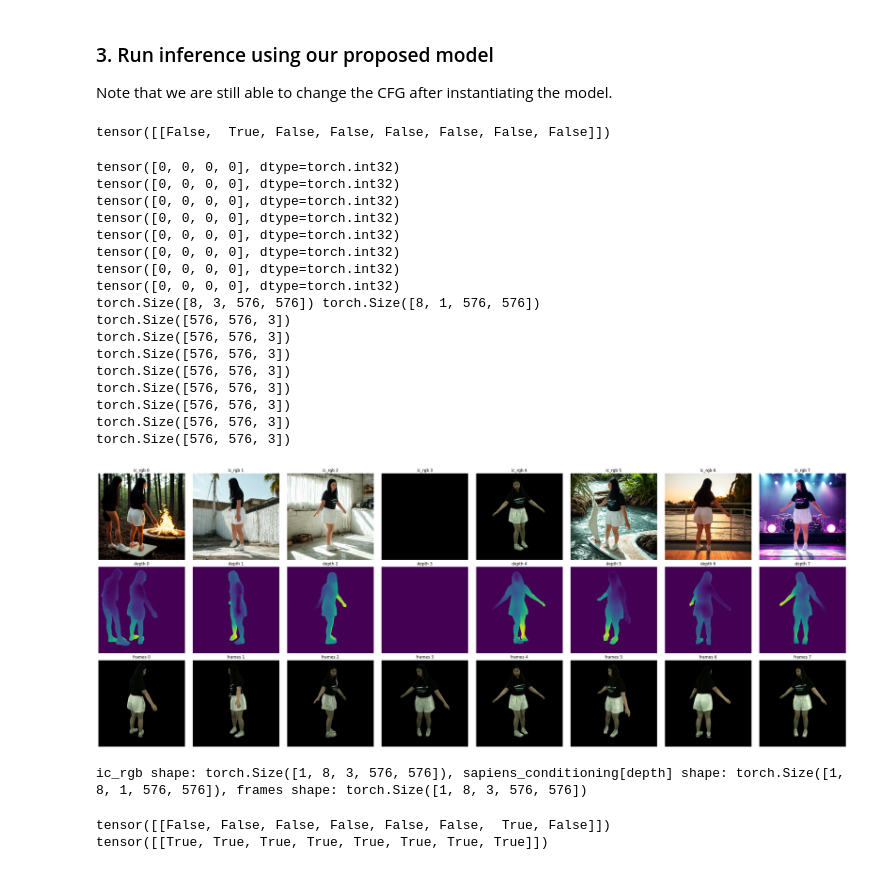
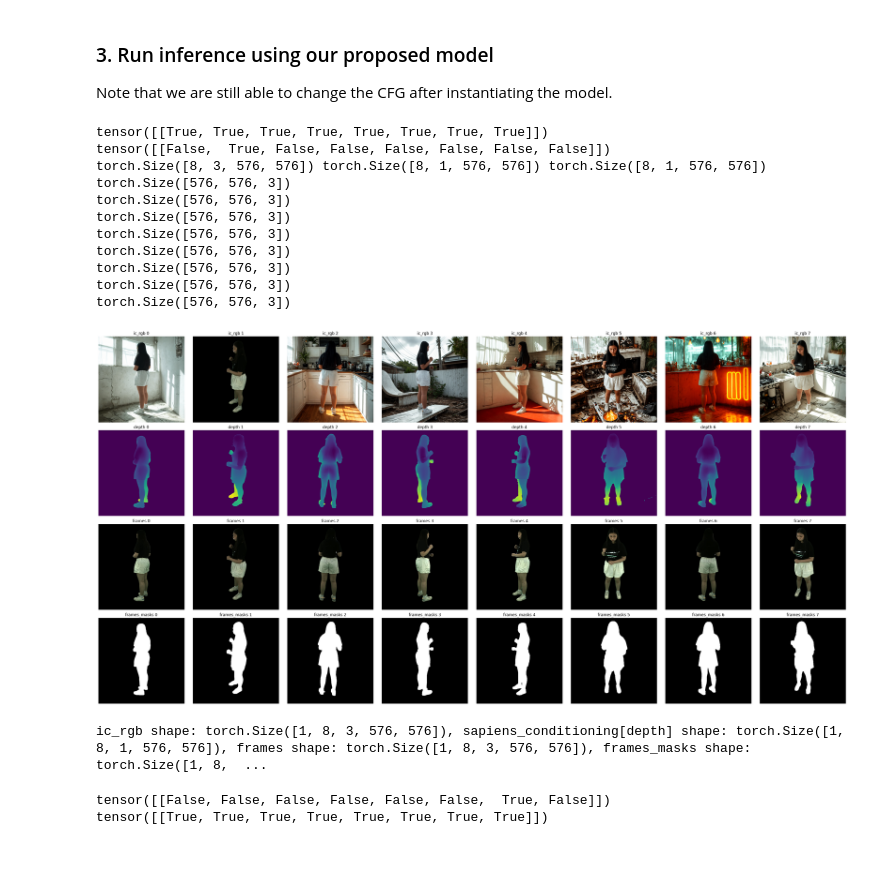
Before and after one commit to stonecodecs/stable-virtual-camera, a Jupyter notebook: test_samples.ipynb, the cells around one changed output. Drawn from its saved outputs; the diff is of its cells as text; code cells hidden in the pictures.

Commit message:
[ADD] frame masks included as output from the dataloader

```diff
--- a/test_samples.ipynb
+++ b/test_samples.ipynb
@@ -114,10 +114,6 @@ DiffusionEngine(
 # %% [markdown]
 ### 3. Run inference using our proposed model
 Note that we are still able to change the CFG after instantiating the model.
-# %%
-batch["ref_mask"]
-# %% [output]
-tensor([[False,  True, False, False, False, False, False, False]])
 # %%
 import matplotlib.pyplot as plt
 
@@ -125,18 +121,18 @@ batch = next(iter(loader))
 print(batch['mask'])
 print(batch['ref_mask'])
 
-import torch
-
-# Prepare images from "ic_rgb" and "sapiens_conditioning" ("depth")
+# Prepare images from "ic_rgb", "sapiens_conditioning" ("depth"), "frames", and "frames_masks"
 ic_rgb_images = batch["ic_rgb"].squeeze(0).detach().cpu()  # (8, 3, H, W)
 sapiens_depth_images = batch["sapiens_conditioning"]["depth"].squeeze(0).detach().cpu()  # (8, 3, H, W)
 original_frames = batch["frames"].squeeze(0).detach().cpu()  # (8, 3, H, W)
+frames_masks = batch["frames_masks"].squeeze(0).detach().cpu()  # (8, 3, H, W) or (8, 1, H, W); could be 1-chan masks
 
 num_images = ic_rgb_images.shape[0]
-print(ic_rgb_images.shape, sapiens_depth_images.shape)
+print(ic_rgb_images.shape, sapiens_depth_images.shape, frames_masks.shape)
 assert sapiens_depth_images.shape[0] == num_images, "Batch size mismatch"
+assert frames_masks.shape[0] == num_images, "Frames masks batch size mismatch"
 
-fig, axes = plt.subplots(3, num_images, figsize=(4*num_images, 12))
+fig, axes = plt.subplots(4, num_images, figsize=(4*num_images, 16))
 
 for i in range(num_images):
     # ic_rgb image
@@ -144,7 +140,6 @@ for i in range(num_images):
         img_rgb = batch["frames"][:, i, ...].detach().cpu().permute(0, 2, 3, 1).squeeze(0)
     else:
         img_rgb = ic_rgb_images[i].permute(1, 2, 0)
-    print(img_rgb.shape)
 
     img_rgb = img_rgb.float()
     img_rgb = img_rgb.clamp(-1, 1)
@@ -157,45 +152,65 @@ for i in range(num_images):
     # sapiens_conditioning depth image
     img_depth = sapiens_depth_images[i].float().permute(1, 2, 0)
     img_depth = img_depth.clamp(-1, 1)
     img_depth = (img_depth + 1) * 0.5
     img_depth = img_depth.clamp(0, 1).numpy()
     axes[1, i].imshow(img_depth)
     axes[1, i].set_title(f'depth {i}')
     axes[1, i].axis('off')
 
     # original frames image
     img_frame = original_frames[i].float().permute(1, 2, 0)
     img_frame = img_frame.clamp(-1, 1)
     img_frame = (img_frame + 1) * 0.5
     img_frame = img_frame.clamp(0, 1).numpy()
     axes[2, i].imshow(img_frame)
     axes[2, i].set_title(f'frames {i}')
     axes[2, i].axis('off')
 
+    # frames_masks image
+    img_mask = frames_masks[i]
+    # If mask is (1, H, W) take channel 0, else assume (3, H, W)
+    if img_mask.shape[0] == 1:
+        img_mask = img_mask[0]
+    elif img_mask.shape[0] == 3:
+        img_mask = img_mask.permute(1, 2, 0)
+        img_mask = img_mask.float().clamp(0, 1).numpy()
+        # Visualize as RGB mask image
+        axes[3, i].imshow(img_mask)
+    else:
+        # Unexpected shape, visualize first channel
+        img_mask = img_mask[0]
+        axes[3, i].imshow(img_mask.float().clamp(0, 1).numpy(), cmap="gray")
+        axes[3, i].set_title(f'frames_masks {i} (unexpected shape)')
+        axes[3, i].axis('off')
+        continue
+
+    if len(img_mask.shape) == 2:  # single channel mask
+        img_mask = img_mask.float().clamp(0, 1).numpy()
+        axes[3, i].imshow(img_mask, cmap="gray")
+    else:  # RGB mask
+        axes[3, i].imshow(img_mask)
+    axes[3, i].set_title(f'frames_masks {i}')
+    axes[3, i].axis('off')
+
 plt.tight_layout()
 plt.show()
 
-print(f"ic_rgb shape: {batch['ic_rgb'].shape}, sapiens_conditioning[depth] shape: {batch['sapiens_conditioning']['depth'].shape}, frames shape: {batch['frames'].shape}")
+print(f"ic_rgb shape: {batch['ic_rgb'].shape}, sapiens_conditioning[depth] shape: {batch['sapiens_conditioning']['depth'].shape}, frames shape: {batch['frames'].shape}, frames_masks shape: {batch['frames_masks'].shape}")
 # %% [output]
-tensor([0, 0, 0, 0], dtype=torch.int32)
-tensor([0, 0, 0, 0], dtype=torch.int32)
-tensor([0, 0, 0, 0], dtype=torch.int32)
-tensor([0, 0, 0, 0], dtype=torch.int32)
-tensor([0, 0, 0, 0], dtype=torch.int32)
-tensor([0, 0, 0, 0], dtype=torch.int32)
-tensor([0, 0, 0, 0], dtype=torch.int32)
-tensor([0, 0, 0, 0], dtype=torch.int32)
-torch.Size([8, 3, 576, 576]) torch.Size([8, 1, 576, 576])
+tensor([[True, True, True, True, True, True, True, True]])
+tensor([[False,  True, False, False, False, False, False, False]])
+torch.Size([8, 3, 576, 576]) torch.Size([8, 1, 576, 576]) torch.Size([8, 1, 576, 576])
 torch.Size([576, 576, 3])
 torch.Size([576, 576, 3])
 torch.Size([576, 576, 3])
 torch.Size([576, 576, 3])
 torch.Size([576, 576, 3])
 torch.Size([576, 576, 3])
 torch.Size([576, 576, 3])
 torch.Size([576, 576, 3])
-[figure, old version]
+[figure, new version]
-ic_rgb shape: torch.Size([1, 8, 3, 576, 576]), sapiens_conditioning[depth] shape: torch.Size([1, 8, 1, 576, 576]), frames shape: torch.Size([1, 8, 3, 576, 576])
+ic_rgb shape: torch.Size([1, 8, 3, 576, 576]), sapiens_conditioning[depth] shape: torch.Size([1, 8, 1, 576, 576]), frames shape: torch.Size([1, 8, 3, 576, 576]), frames_masks shape: torch.Size([1, 8,  ...
 # %%
 import torch
 from eval_utils import normalize_tensor
```
Also changed, not shown: 2 other files.
